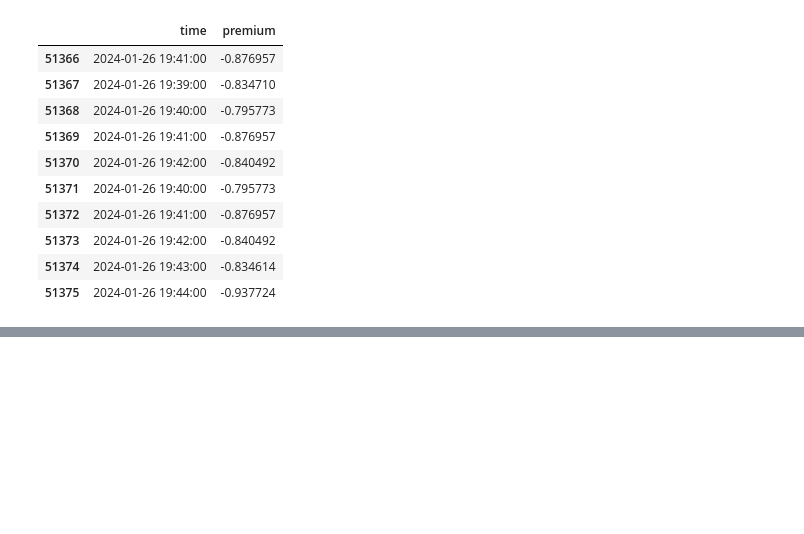
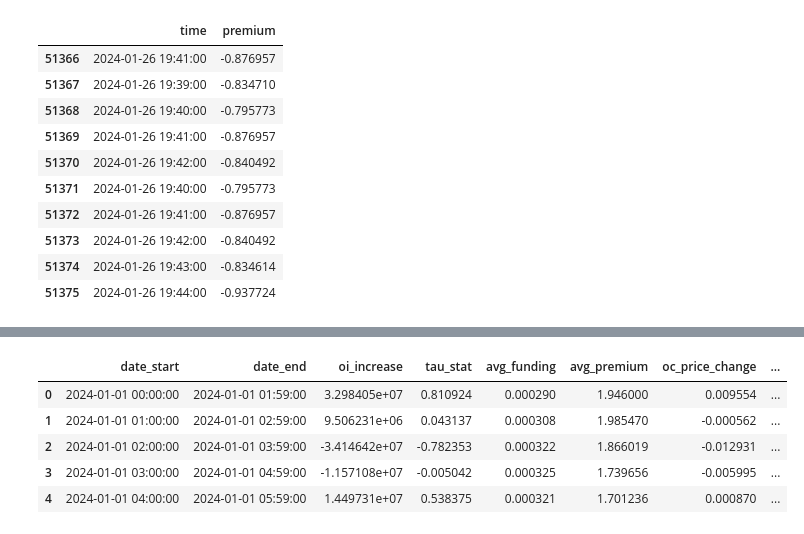
Before and after one commit to voskart/signal_generation, a Jupyter notebook: src/trend.ipynb, the cells around one changed output, grey strips where cells are left out. Drawn from its saved outputs; the diff is of its cells as text; code cells hidden in the pictures; blank space fills up the shorter version.

```diff
--- a/src/trend.ipynb
+++ b/src/trend.ipynb
@@ -98,0 +139,61 @@ Max decrease Tau: {'tau': -0.9364145658263305, 'range_low': 2280, 'range_high':
+# %%
+from scipy import stats
+import math
+
+df_slice = df_jan2324.loc[df_jan2324['search_resolution']==1]
+df_slice = df_slice.sort_values(by='time')
+df_slice = df_slice.drop_duplicates(subset=['time'])
+
+window_size = 120
+step = 60
+start = 0
+end = start + window_size
+
+df = pd.DataFrame(columns= ['date_start',
+                            'date_end',
+                            'oi_increase',
+                            'tau_stat',
+                            'avg_funding',
+                            'avg_premium',
+                            'oc_price_change',
+                            'cc_price_change'])
+
+while end < len(df_slice):
+    df_cut = df_slice.iloc[start:end]
+    df_cut2 = df_slice.iloc[end:end+step]
+
+    # get tau stat
+    tau = stats.kendalltau(df_cut.index, df_cut['dollar_open_interest_close'])
+    # get mean premium for period
+    premium = df_cut['premium'].mean()
+    # get mean funding for period
+    funding = df_cut['funding_rate'].mean()
+    # OI increase
+    oi_increase = df_cut.iloc[-1]['dollar_open_interest_close']-df_cut.iloc[1]['dollar_open_interest_close']
+    # OC Price change
+    oc_price_change = df_cut.iloc[-1]['close_price']/df_cut.iloc[1]['open_price']-1
+
+    # CC Price change
+    cc_price_change = df_cut2.iloc[-1]['close_price']/df_cut.iloc[-1]['close_price']-1
+
+    # Create Row
+    row = [df_cut.iloc[0].time , df_cut.iloc[-1].time ,oi_increase , tau.statistic , funding , premium , oc_price_change , cc_price_change ]
+    #print(row)
+    df.loc[len(df)] = row
+
+    start += step
+    end += step
+
+
+df['oc_price_change_shift'] = df['oc_price_change'].shift(-1)
+df['cc_price_change_shift'] = df['cc_price_change'].shift(-1)
+
+df = df.reset_index(drop=True)
+df.head()
+# %% [output]
+|  | date_start | date_end | oi_increase | tau_stat | avg_funding | avg_premium | oc_price_change | ... |
+| 0 | 2024-01-01 00:00:00 | 2024-01-01 01:59:00 | 3.298405e+07 | 0.810924 | 0.000290 | 1.946000 | 0.009554 | ... |
+| 1 | 2024-01-01 01:00:00 | 2024-01-01 02:59:00 | 9.506231e+06 | 0.043137 | 0.000308 | 1.985470 | -0.000562 | ... |
+| 2 | 2024-01-01 02:00:00 | 2024-01-01 03:59:00 | -3.414642e+07 | -0.782353 | 0.000322 | 1.866019 | -0.012931 | ... |
+| 3 | 2024-01-01 03:00:00 | 2024-01-01 04:59:00 | -1.157108e+07 | -0.005042 | 0.000325 | 1.739656 | -0.005995 | ... |
+| 4 | 2024-01-01 04:00:00 | 2024-01-01 05:59:00 | 1.449731e+07 | 0.538375 | 0.000321 | 1.701236 | 0.000870 | ... |
```
Also changed, not shown: parts of 4 cells of this notebook, 1 other file.
